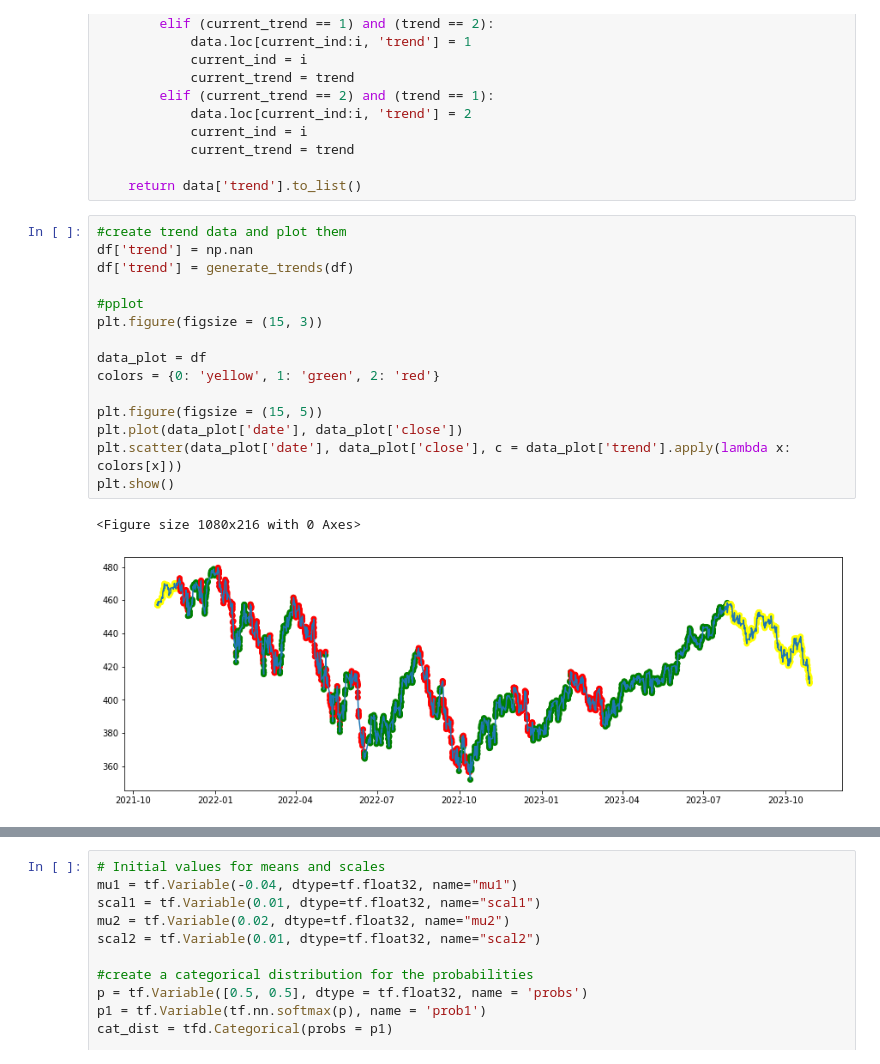
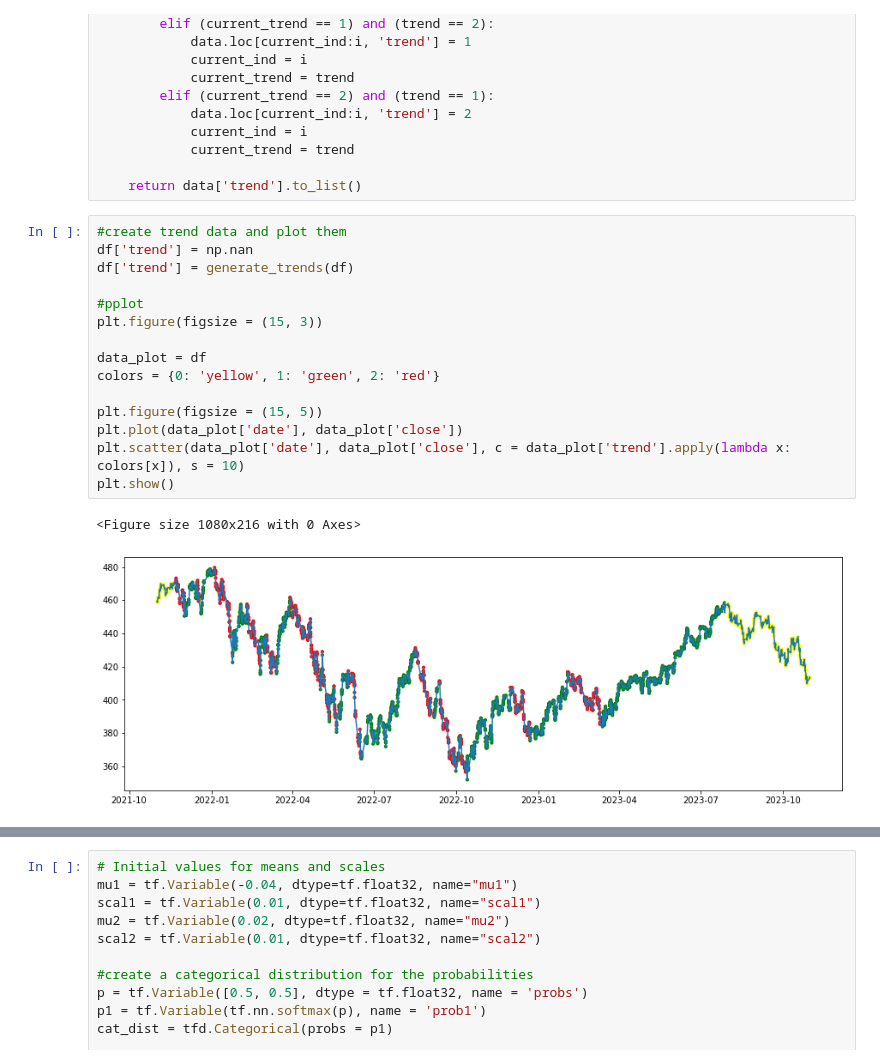
Before and after one commit to kaneelgit/ML-Quant, a Jupyter notebook: Trend Prediction Using GMM.ipynb, the cells around one changed output, grey strips where cells are left out. Cells and saved outputs as stored; diff of their text form.

```diff
--- a/Trend Prediction Using GMM.ipynb
+++ b/Trend Prediction Using GMM.ipynb
@@ -117,21 +117,21 @@ def generate_trends(data):
 # %%
 #create trend data and plot them
 df['trend'] = np.nan
 df['trend'] = generate_trends(df)
 
 #pplot
 plt.figure(figsize = (15, 3))
 
 data_plot = df
 colors = {0: 'yellow', 1: 'green', 2: 'red'}
 
 plt.figure(figsize = (15, 5))
 plt.plot(data_plot['date'], data_plot['close'])
-plt.scatter(data_plot['date'], data_plot['close'], c = data_plot['trend'].apply(lambda x: colors[x]))
+plt.scatter(data_plot['date'], data_plot['close'], c = data_plot['trend'].apply(lambda x: colors[x]), s = 10)
 plt.show()
 # %% [output]
 <Figure size 1080x216 with 0 Axes>
-[figure, old version]
+[figure, new version]
 # %%
 #create ema diffs and plot them
 df['ma_diff'] = df['emas'] - df['emal']
```
Also changed, not shown: parts of 28 cells of this notebook, 2 other files.
